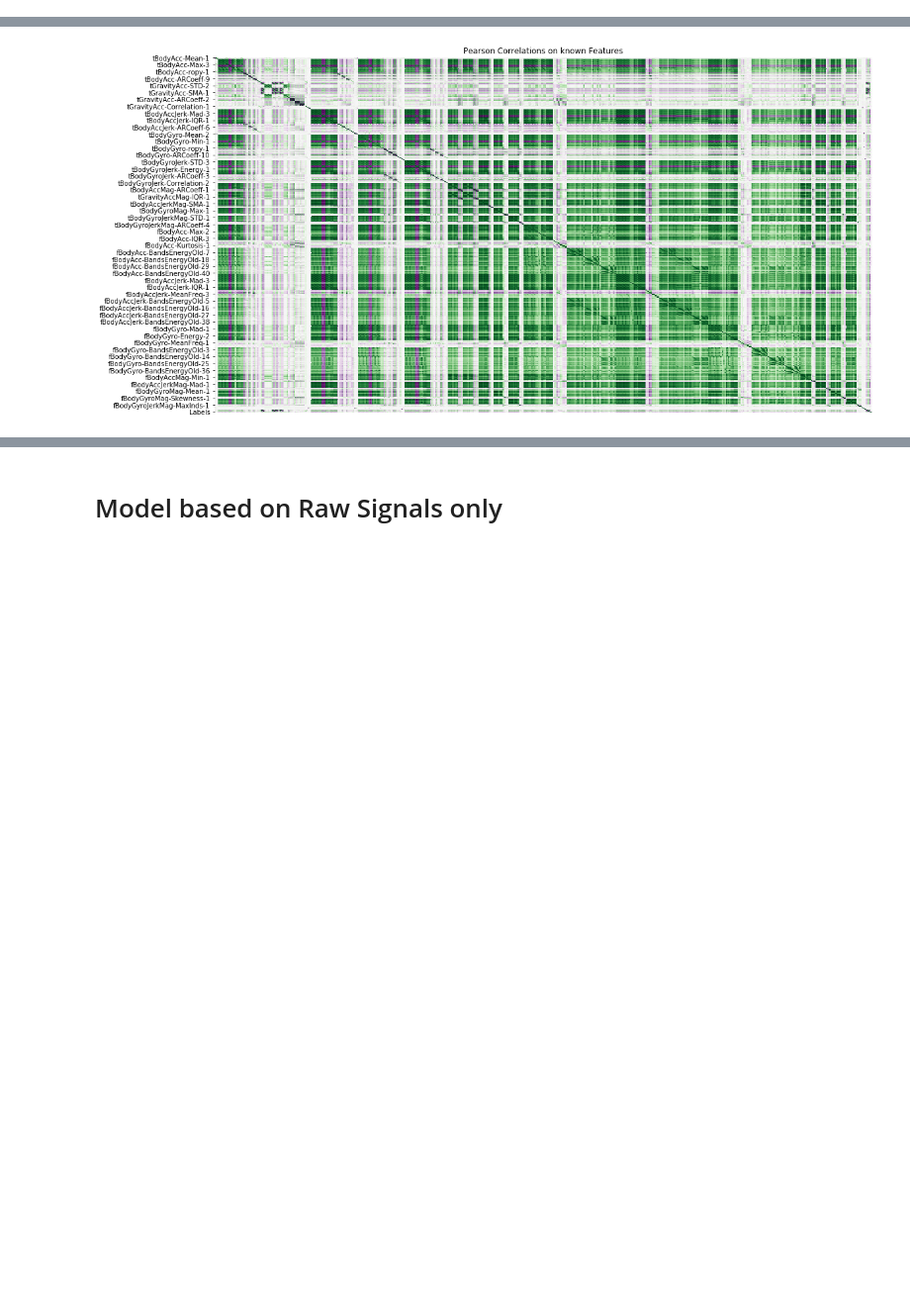
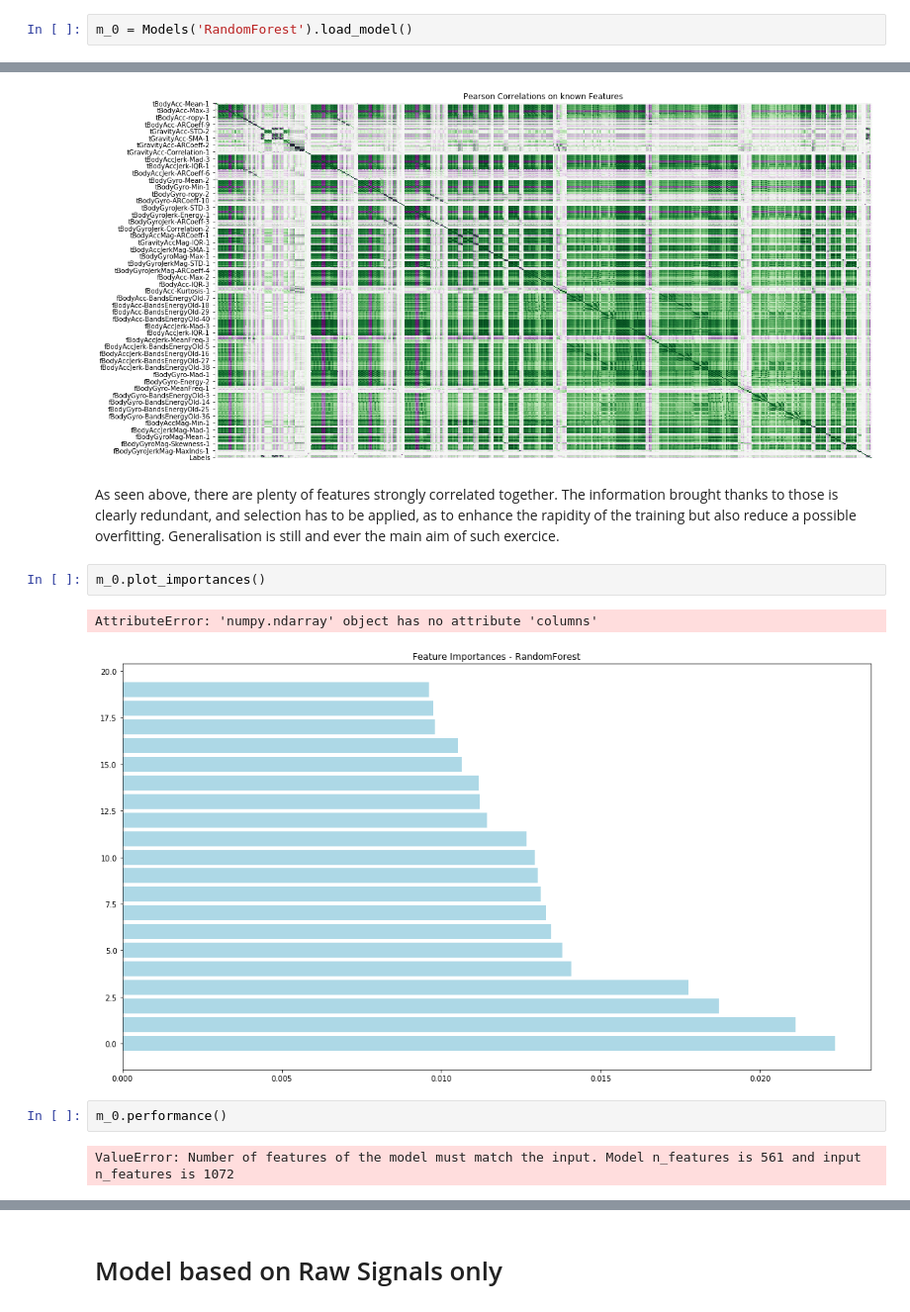
Before and after one commit to Coricos/ActivityRecognition, a Jupyter notebook: notebook.ipynb, the cells around one changed output, grey strips where cells are left out. Shown at 99% size. Drawn from its saved outputs; the diff is of its cells as text; blank space fills up the shorter version.

```diff
--- a/notebook.ipynb
+++ b/notebook.ipynb
@@ -57,0 +63,2 @@ fea = Loader().load_fea()
+# %%
+m_0 = Models('RandomForest').load_model()
@@ -61,3 +71,14 @@ sb.heatmap(fea.train.corr(), cmap='PRGn', cbar=False, xticklabels=False)
 _ = plt.title('Pearson Correlations on known Features')
 # %% [output]
 [figure]
+# %% [markdown]
+As seen above, there are plenty of features strongly correlated together. The information brought thanks to those is clearly redundant, and selection has to be applied, as to enhance the rapidity of the training but also reduce a possible overfitting. Generalisation is still and ever the main aim of such exercice.
+# %%
+m_0.plot_importances()
+# %% [output]
+AttributeError: 'numpy.ndarray' object has no attribute 'columns'
+[figure, added]
+# %%
+m_0.performance()
+# %% [output]
+ValueError: Number of features of the model must match the input. Model n_features is 561 and input n_features is 1072
```
Also changed, not shown: parts of 20 cells of this notebook.
